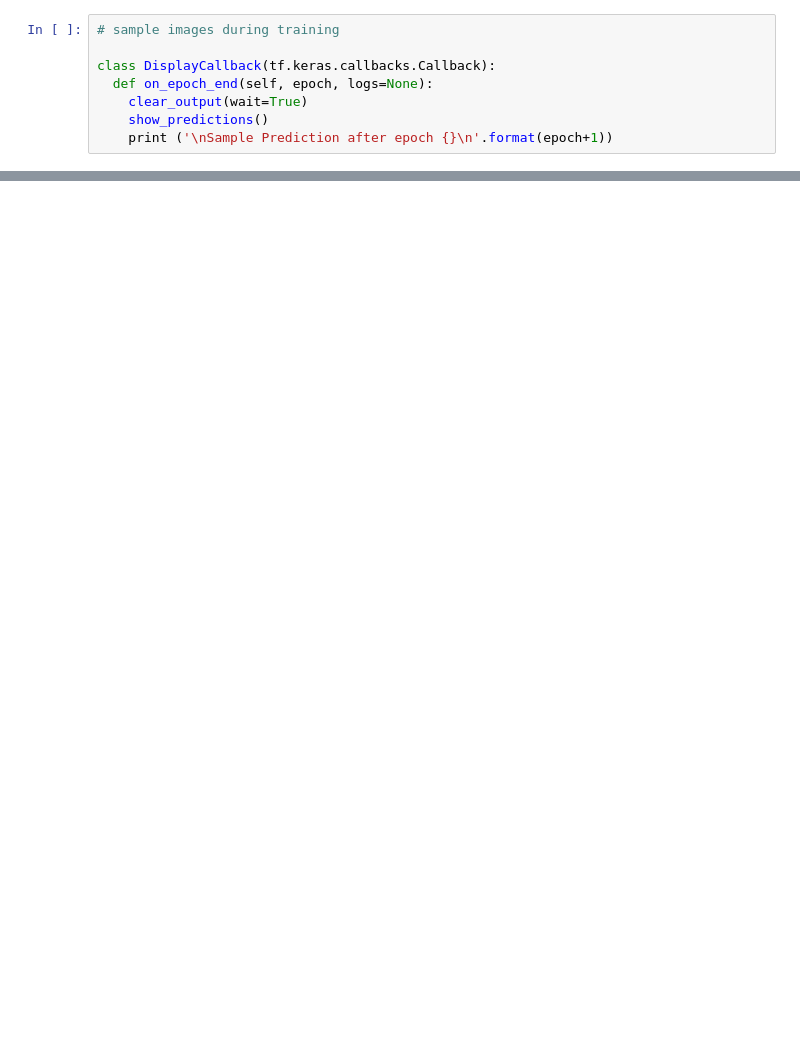
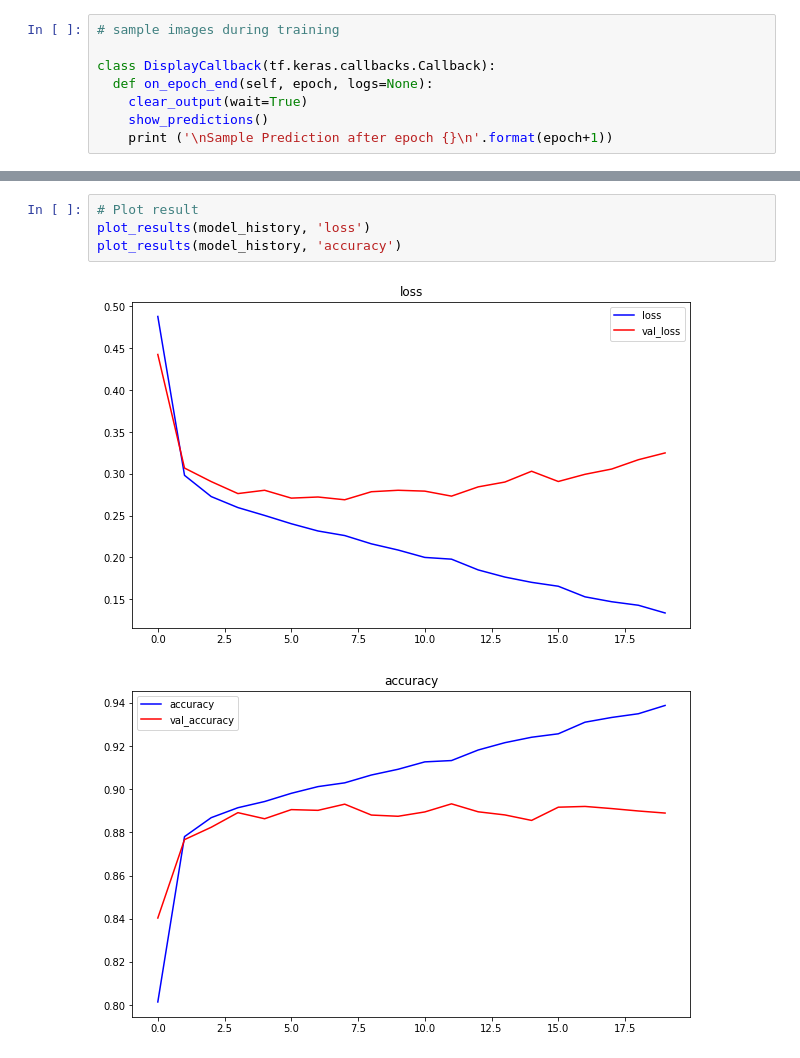
Before and after one commit to ssawant/CNN, a Jupyter notebook: Image_Segmentation_with_tensorflow(U_Net).ipynb, the cells around one changed output, grey strips where cells are left out. Saved outputs shown, nothing was run; the diff lists cells and outputs as text; blank space fills up the shorter version.

```diff
--- a/Image_Segmentation_with_tensorflow(U_Net).ipynb
+++ b/Image_Segmentation_with_tensorflow(U_Net).ipynb
@@ -216,2 +236,9 @@ def plot_results(history, metrics):
   plt.legend(loc='best')
   plt.show()
+# %%
+# Plot result
+plot_results(model_history, 'loss')
+plot_results(model_history, 'accuracy')
+# %% [output]
+[figure, added]
+[figure, added]
```
Also changed, not shown: parts of 17 cells of this notebook.
